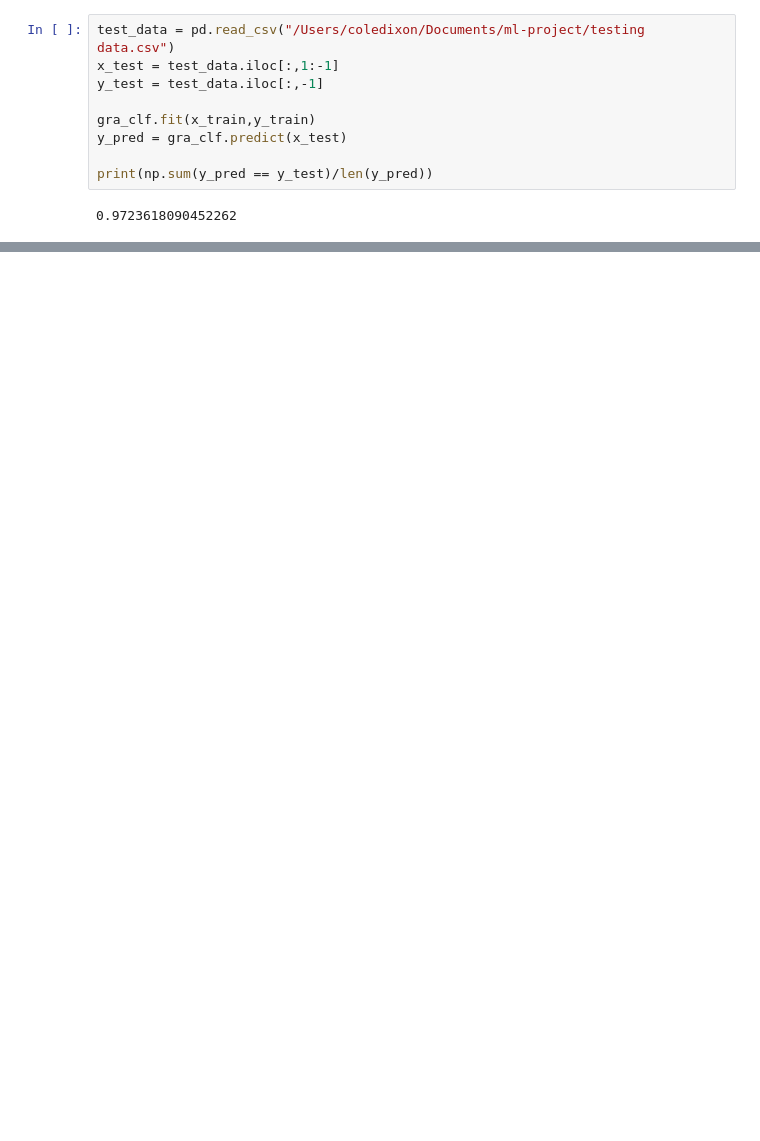
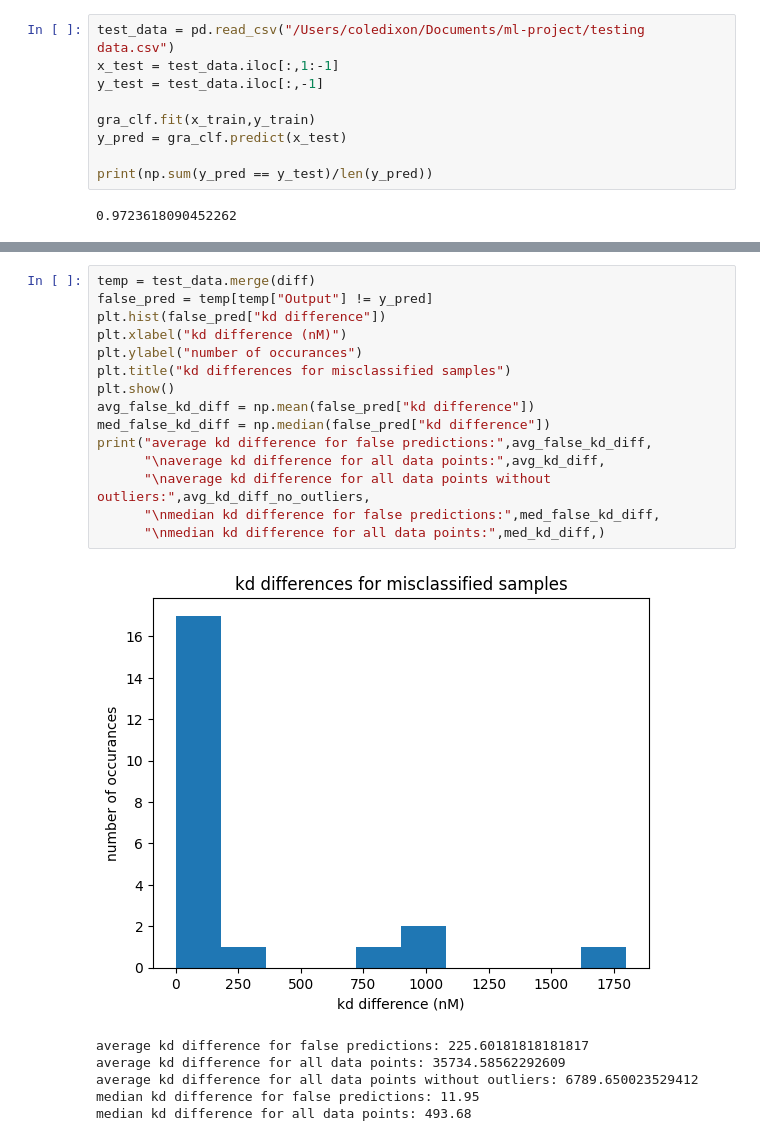
Before and after one commit to jasroopdhingra/ml-project, a Jupyter notebook: Cole_Model_Evalutation/Model_Evaluation.ipynb, the cells around one changed output, grey strips where cells are left out. Saved outputs shown, nothing was run; the diff lists cells and outputs as text; blank space fills up the shorter version.

```diff
--- a/Cole_Model_Evalutation/Model_Evaluation.ipynb
+++ b/Cole_Model_Evalutation/Model_Evaluation.ipynb
@@ -66,0 +82,22 @@ print(avg_false_kd_diff,avg_kd_diff,std_kd_diff)
+# %%
+temp = test_data.merge(diff)
+false_pred = temp[temp["Output"] != y_pred]
+plt.hist(false_pred["kd difference"])
+plt.xlabel("kd difference (nM)")
+plt.ylabel("number of occurances")
+plt.title("kd differences for misclassified samples")
+plt.show()
+avg_false_kd_diff = np.mean(false_pred["kd difference"])
+med_false_kd_diff = np.median(false_pred["kd difference"])
+print("average kd difference for false predictions:",avg_false_kd_diff,
+      "\naverage kd difference for all data points:",avg_kd_diff,
+      "\naverage kd difference for all data points without outliers:",avg_kd_diff_no_outliers,
+      "\nmedian kd difference for false predictions:",med_false_kd_diff,
+      "\nmedian kd difference for all data points:",med_kd_diff,)
+# %% [output]
+[figure, added]
+average kd difference for false predictions: 225.60181818181817
+average kd difference for all data points: 35734.58562292609
+average kd difference for all data points without outliers: 6789.650023529412
+median kd difference for false predictions: 11.95
+median kd difference for all data points: 493.68
```
Also changed, not shown: parts of 10 cells of this notebook, 1 other file.
